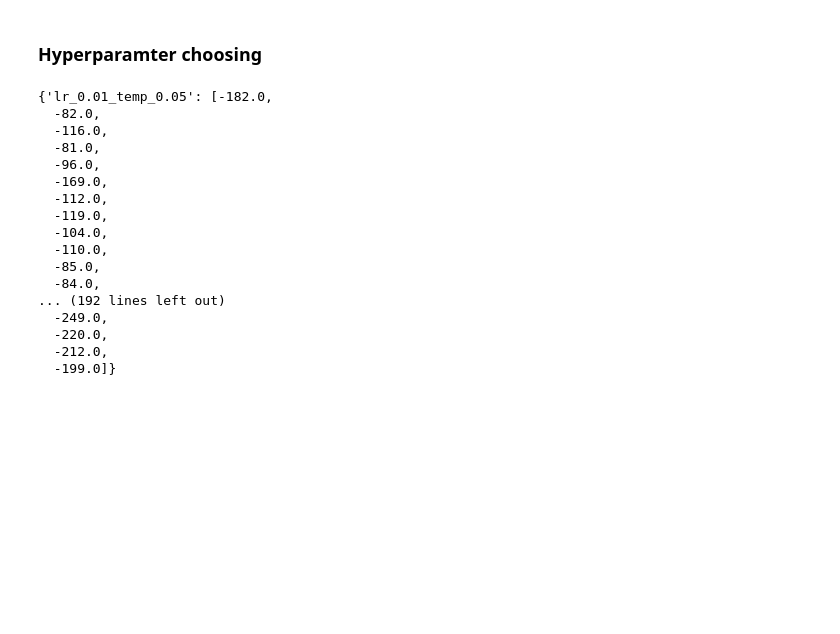
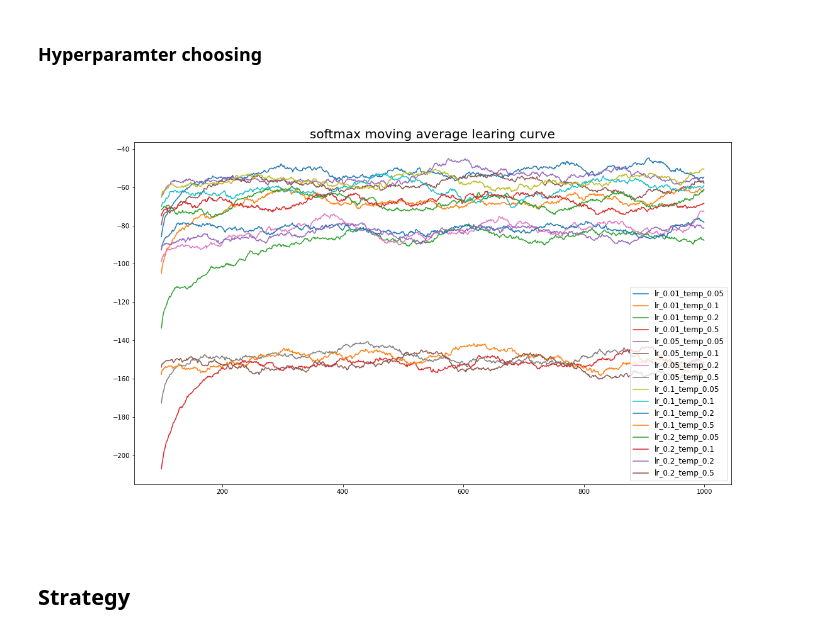
Before and after one commit to junru-xiong/EiR-Reinforcement-Learning, a Jupyter notebook: blackjack/blackjack_junru.ipynb, the cells around one changed output. Cells and saved outputs as stored; diff of their text form; code cells hidden in the pictures; blank space fills up the shorter version.

Commit message:
update softmax selection

```diff
--- a/blackjack/blackjack_junru.ipynb
+++ b/blackjack/blackjack_junru.ipynb
@@ -206,16 +212,14 @@ params_softmax = {'lr': [0.01,0.05,0.1,0.2],
           'temp':[0.05,0.1,0.2,0.5],
           'optm':'softmax',}
 # %%
-# agent = Agent(env=env, epsilon=1.0, alpha=0.01, gamma=0.01, num_hands_to_train=30000)
-
 %matplotlib widget
 def run_experiment(params):
     num_hands=1000
-    num_episode = 600
+    num_episode = 1000
     history = {}
     for lr in params['lr']:
         for temp in params['temp']:
-                agent = Agent(env=env, t=temp, epsilon=1.0, alpha=lr, gamma=0.95, num_hands_to_train=30000)
+                agent = Agent(env=env, t=temp, epsilon=1.0, alpha=lr, gamma=0, num_hands_to_train=30000)
                 payouts, total_wins, total_games = train(agent,num_hands,num_episode)
                 name = f"lr_{lr}_temp_{temp}"
                 history[name] = payouts
@@ -225,37 +229,23 @@ history_softmax = run_experiment(params_softmax)
 # %%
 import mplcursors
 import pandas as pd
 
-def plot_moving_avg(dict, n=100, name = None):
+def plot_moving_avg(dict, n=50, name = None):
     for k,v in dict.items():
         dict[k] = pd.Series(v).rolling(n).mean()
 
     plt.figure(figsize=(17,10))
     # plt.axes(ylim=(-34,-29))
     for k,v in dict.items():
         plt.plot(v,label=k)
     plt.legend(fontsize=12)
     plt.title(f"{name} moving average learing curve",fontsize=20)
     mplcursors.cursor(hover=True)
     plt.show()
-
-plot_moving_avg(history_softmax, n=100, name = 'softmax')
+his = history_softmax
+plot_moving_avg(his, n=100, name = 'softmax')
 # %% [output]
-{'lr_0.01_temp_0.05': [-182.0,
-  -82.0,
-  -116.0,
-  -81.0,
-  -96.0,
-  -169.0,
-  -112.0,
-  -119.0,
-  -104.0,
-  -110.0,
-  -85.0,
-  -84.0,
-... (192 lines left out)
-  -249.0,
-  -220.0,
-  -212.0,
-  -199.0]}
+[figure, added]
+# %% [markdown]
+## Strategy
 # %%
```
Also changed, not shown: parts of 8 cells of this notebook.
